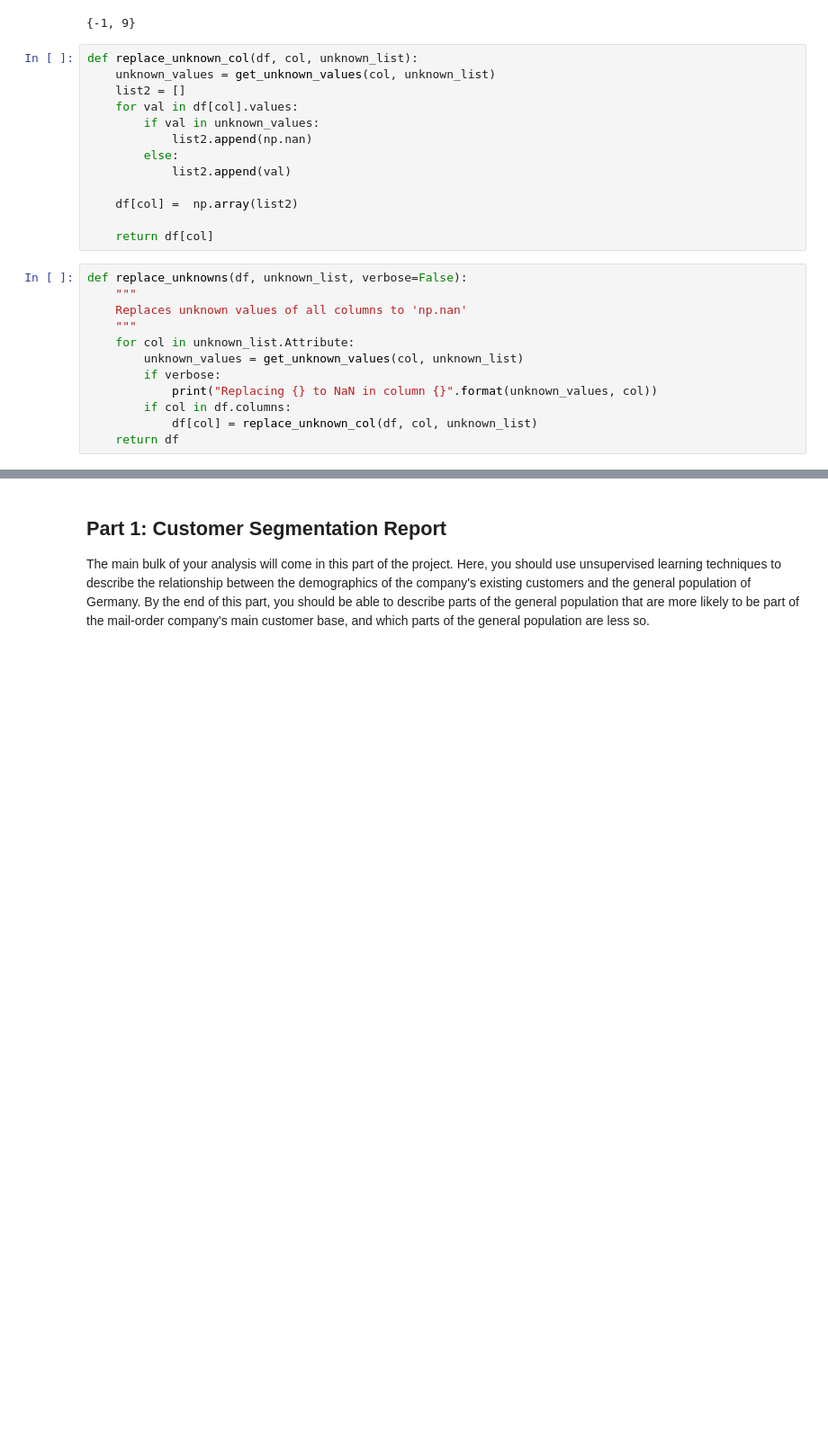
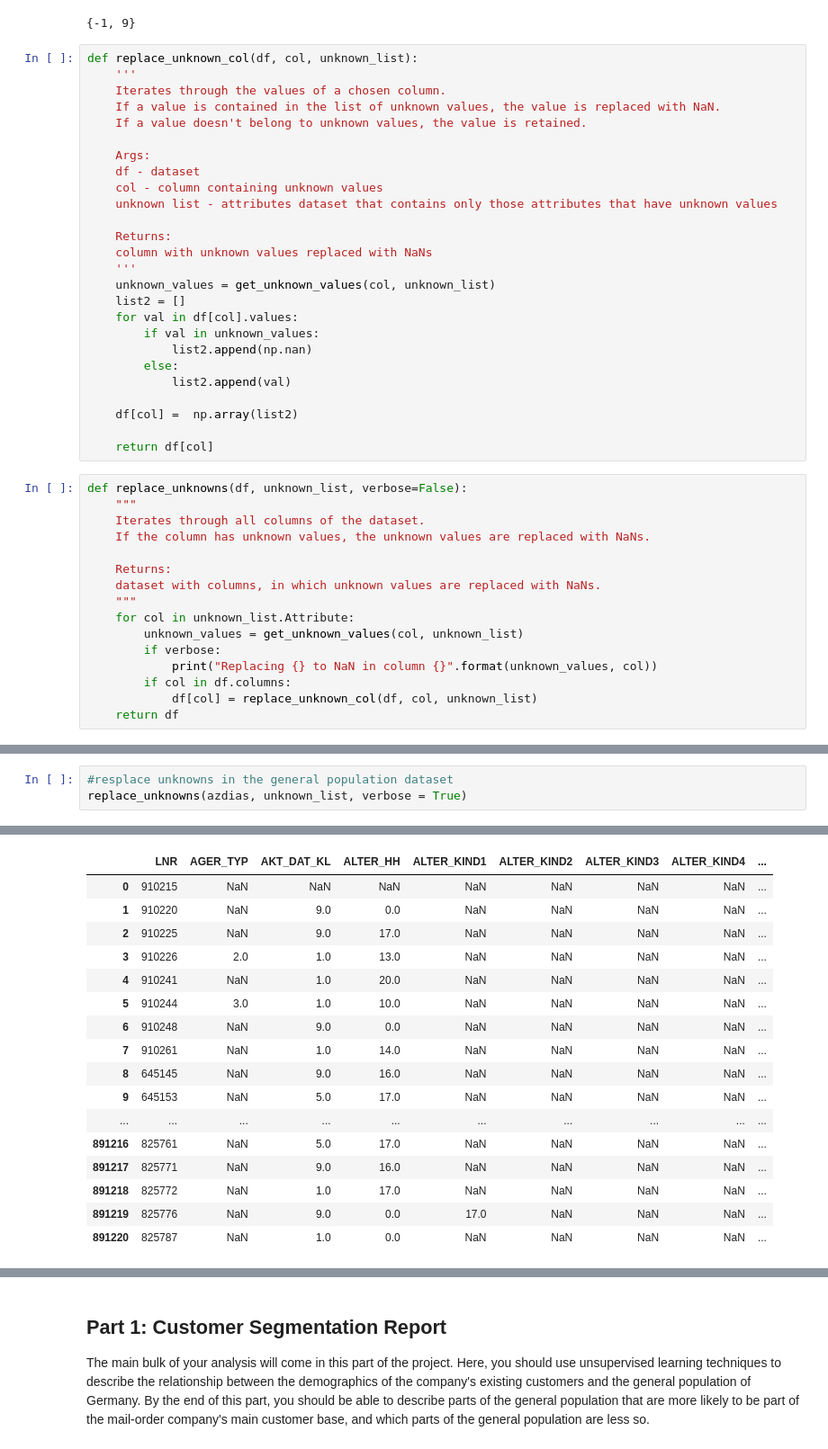
Before and after one commit to allakulov/Udacity-Capstone-Bertelsmann-Arvato-Project-, a Jupyter notebook: Arvato Project Workbook.ipynb, the cells around one changed output, grey strips where cells are left out. Shown at 90% size. Drawn from its saved outputs; the diff is of its cells as text; blank space fills up the shorter version.

```diff
--- a/Arvato Project Workbook.ipynb
+++ b/Arvato Project Workbook.ipynb
@@ -237,6 +257,19 @@ ZABEOTYP_unknown
 {-1, 9}
 # %%
 def replace_unknown_col(df, col, unknown_list):
+    '''
+    Iterates through the values of a chosen column.
+    If a value is contained in the list of unknown values, the value is replaced with NaN.
+    If a value doesn't belong to unknown values, the value is retained.
+
+    Args:
+    df - dataset
+    col - column containing unknown values
+    unknown list - attributes dataset that contains only those attributes that have unknown values
+
+    Returns:
+    column with unknown values replaced with NaNs
+    '''
     unknown_values = get_unknown_values(col, unknown_list)
     list2 = []
     for val in df[col].values:
@@ -251,7 +284,11 @@ def replace_unknown_col(df, col, unknown_list):
 # %%
 def replace_unknowns(df, unknown_list, verbose=False):
     """
-    Replaces unknown values of all columns to 'np.nan'
+    Iterates through all columns of the dataset.
+    If the column has unknown values, the unknown values are replaced with NaNs.
+
+    Returns:
+    dataset with columns, in which unknown values are replaced with NaNs.
     """
     for col in unknown_list.Attribute:
         unknown_values = get_unknown_values(col, unknown_list)
@@ -320,0 +302,4 @@ Replacing {9, -1} to NaN in column ZABEOTYP
+# %%
+#resplace unknowns in the general population dataset
+replace_unknowns(azdias, unknown_list, verbose = True)
+# %% [output]
@@ -320,0 +323,17 @@ Replacing {9, -1} to NaN in column ZABEOTYP
+|  | LNR | AGER_TYP | AKT_DAT_KL | ALTER_HH | ALTER_KIND1 | ALTER_KIND2 | ALTER_KIND3 | ALTER_KIND4 | ... |
+| 0 | 910215 | NaN | NaN | NaN | NaN | NaN | NaN | NaN | ... |
+| 1 | 910220 | NaN | 9.0 | 0.0 | NaN | NaN | NaN | NaN | ... |
+| 2 | 910225 | NaN | 9.0 | 17.0 | NaN | NaN | NaN | NaN | ... |
+| 3 | 910226 | 2.0 | 1.0 | 13.0 | NaN | NaN | NaN | NaN | ... |
+| 4 | 910241 | NaN | 1.0 | 20.0 | NaN | NaN | NaN | NaN | ... |
+| 5 | 910244 | 3.0 | 1.0 | 10.0 | NaN | NaN | NaN | NaN | ... |
+| 6 | 910248 | NaN | 9.0 | 0.0 | NaN | NaN | NaN | NaN | ... |
+| 7 | 910261 | NaN | 1.0 | 14.0 | NaN | NaN | NaN | NaN | ... |
+| 8 | 645145 | NaN | 9.0 | 16.0 | NaN | NaN | NaN | NaN | ... |
+| 9 | 645153 | NaN | 5.0 | 17.0 | NaN | NaN | NaN | NaN | ... |
+| ... | ... | ... | ... | ... | ... | ... | ... | ... | ... |
+| 891216 | 825761 | NaN | 5.0 | 17.0 | NaN | NaN | NaN | NaN | ... |
+| 891217 | 825771 | NaN | 9.0 | 16.0 | NaN | NaN | NaN | NaN | ... |
+| 891218 | 825772 | NaN | 1.0 | 17.0 | NaN | NaN | NaN | NaN | ... |
+| 891219 | 825776 | NaN | 9.0 | 0.0 | 17.0 | NaN | NaN | NaN | ... |
+| 891220 | 825787 | NaN | 1.0 | 0.0 | NaN | NaN | NaN | NaN | ... |
```
Also changed, not shown: parts of 44 cells of this notebook.
